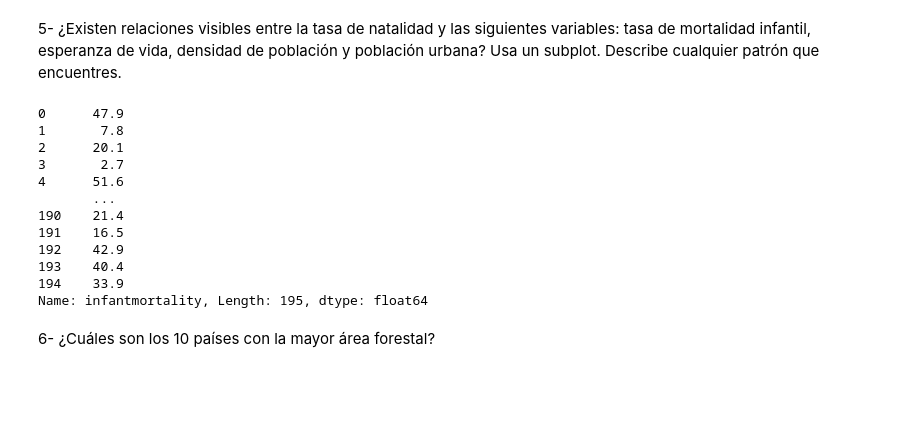
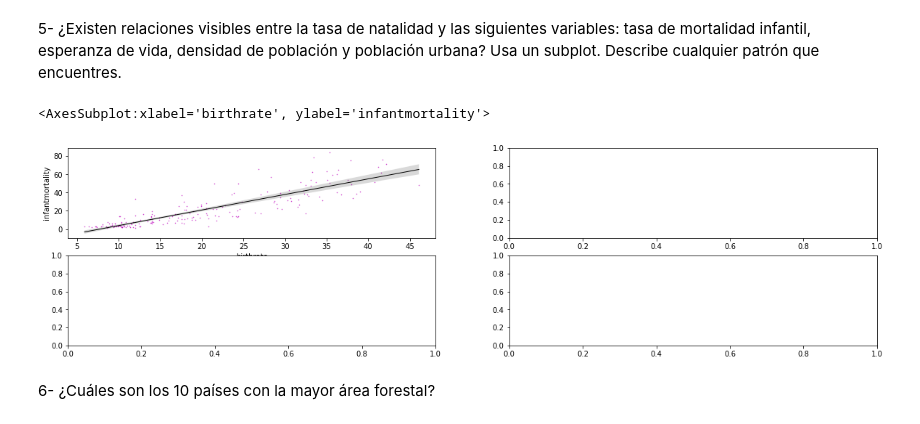
Before and after one commit to Adalab/da-modulo3-sprint2-pairprogramming-MCTamara, a Jupyter notebook: pair-VISUALIZACIÓN.ipynb, the cells around one changed output. Cells and saved outputs as stored; diff of their text form; code cells hidden in the pictures; blank space fills up the shorter version.

```diff
--- a/pair-VISUALIZACIÓN.ipynb
+++ b/pair-VISUALIZACIÓN.ipynb
@@ -196,20 +201,21 @@ sns.boxplot( y="lifeexpectancy", data=esperanza_vida_europa, width=0.5);
 La mediana está por encima de los 81 años de edad. Según esta gráfica no hay valores atípicos.
 # %% [markdown]
 5- ¿Existen relaciones visibles entre la tasa de natalidad y las siguientes variables: tasa de mortalidad infantil, esperanza de vida, densidad de población y población urbana? Usa un subplot. Describe cualquier patrón que encuentres.
-# %%
-df["infantmortality"]
-# %% [output]
-0      47.9
-1       7.8
-2      20.1
-3       2.7
-4      51.6
-       ...
-190    21.4
-191    16.5
-192    42.9
-193    40.4
-194    33.9
-Name: infantmortality, Length: 195, dtype: float64
+# %%
+columnas =["lifeexpectancy",'infantmortality', 'urban_population',"density"]
+
+fig, axes = plt.subplots(nrows = 2, ncols = 2, figsize = (20, 5))
+axes = axes.flat
+
+sns.regplot(x = "birthrate",
+            y = "infantmortality",
+            data = df,
+            marker = ".",
+            line_kws = {"color": "black", "linewidth": 1},
+            scatter_kws = {"color": "m", "s": 1},
+            ax= axes[0])
+# %% [output]
+<AxesSubplot:xlabel='birthrate', ylabel='infantmortality'>
+[figure, added]
 # %% [markdown]
 6- ¿Cuáles son los 10 países con la mayor área forestal?
```
Also changed, not shown: parts of 6 cells of this notebook.
